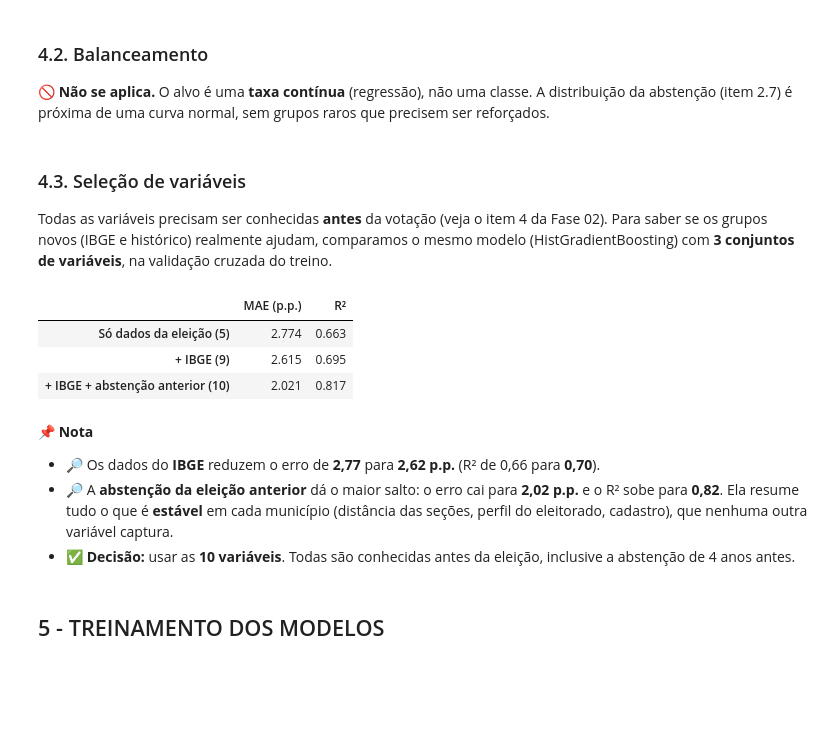
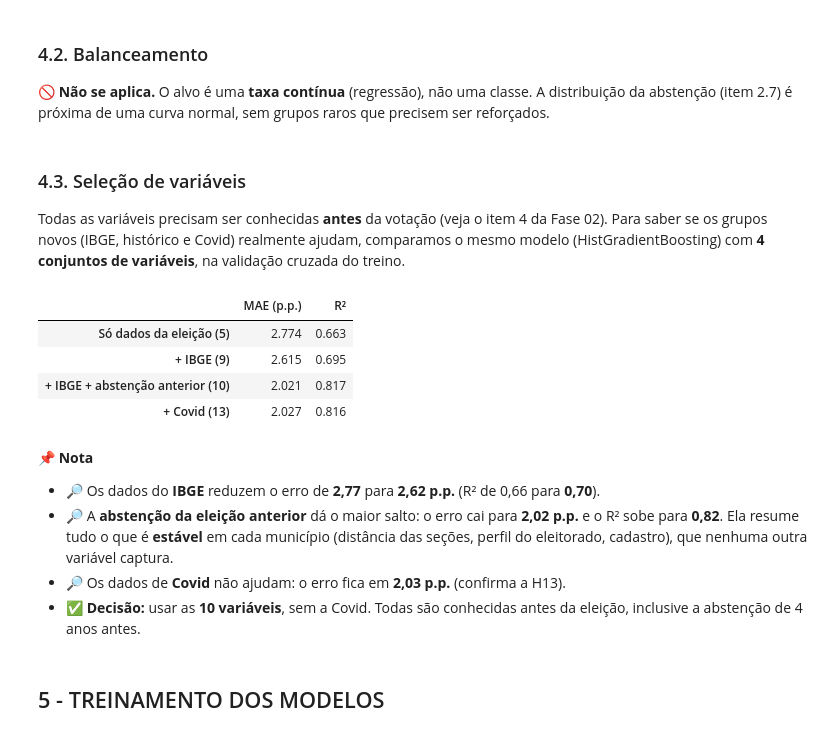
Before and after one commit to RafaelSilva89/Analise_dos_resultados_da_eleicao-2020, a Jupyter notebook: Notebooks/Análise dos resultados da eleição - 2020 - v2.ipynb, the cells around one changed output. Cells and saved outputs as stored; diff of their text form; code cells hidden in the pictures; blank space fills up the shorter version.

```diff
--- a/Notebooks/Análise dos resultados da eleição - 2020 - v2.ipynb
+++ b/Notebooks/Análise dos resultados da eleição - 2020 - v2.ipynb
@@ -1070,31 +1176,35 @@ Treino: 4,454 municípios | Teste: 1,114 municípios
 # %% [markdown]
 ### 4.3. Seleção de variáveis
 
-Todas as variáveis precisam ser conhecidas **antes** da votação (veja o item 4 da Fase 02). Para saber se os grupos novos (IBGE e histórico) realmente ajudam, comparamos o mesmo modelo (HistGradientBoosting) com **3 conjuntos de variáveis**, na validação cruzada do treino.
+Todas as variáveis precisam ser conhecidas **antes** da votação (veja o item 4 da Fase 02). Para saber se os grupos novos (IBGE, histórico e Covid) realmente ajudam, comparamos o mesmo modelo (HistGradientBoosting) com **4 conjuntos de variáveis**, na validação cruzada do treino.
 # %%
 validacao = KFold(n_splits=5, shuffle=True, random_state=SEMENTE)
 conjuntos = {
     'Só dados da eleição (5)': FEATURES_ELEICAO,
     '+ IBGE (9)': FEATURES_ELEICAO + FEATURES_IBGE,
     '+ IBGE + abstenção anterior (10)': FEATURES,
+    '+ Covid (13)': FEATURES + FEATURES_COVID,
 }
 selecao = {}
 for nome, colunas in conjuntos.items():
     modelo = Pipeline([('transformacao', transformacao_arvore),
                        ('modelo', HistGradientBoostingRegressor(random_state=SEMENTE))])
-    cv = cross_validate(modelo, X_treino[colunas], y_treino, cv=validacao, scoring=['neg_mean_absolute_error', 'r2'])
+    dados_treino = base.loc[X_treino.index, colunas]  # inclui as colunas de Covid, que não estão em X
+    cv = cross_validate(modelo, dados_treino, y_treino, cv=validacao, scoring=['neg_mean_absolute_error', 'r2'])
     selecao[nome] = {'MAE (p.p.)': -cv['test_neg_mean_absolute_error'].mean() * 100, 'R²': cv['test_r2'].mean()}
 pd.DataFrame(selecao).T.round(3)
 # %% [output]
 |  | MAE (p.p.) | R² |
 | Só dados da eleição (5) | 2.774 | 0.663 |
 | + IBGE (9) | 2.615 | 0.695 |
 | + IBGE + abstenção anterior (10) | 2.021 | 0.817 |
+| + Covid (13) | 2.027 | 0.816 |
 # %% [markdown]
 📌 **Nota**
 - 🔎 Os dados do **IBGE** reduzem o erro de **2,77** para **2,62 p.p.** (R² de 0,66 para **0,70**).
 - 🔎 A **abstenção da eleição anterior** dá o maior salto: o erro cai para **2,02 p.p.** e o R² sobe para **0,82**. Ela resume tudo o que é **estável** em cada município (distância das seções, perfil do eleitorado, cadastro), que nenhuma outra variável captura.
-- ✅ **Decisão:** usar as **10 variáveis**. Todas são conhecidas antes da eleição, inclusive a abstenção de 4 anos antes.
+- 🔎 Os dados de **Covid** não ajudam: o erro fica em **2,03 p.p.** (confirma a H13).
+- ✅ **Decisão:** usar as **10 variáveis**, sem a Covid. Todas são conhecidas antes da eleição, inclusive a abstenção de 4 anos antes.
 # %% [markdown]
 ## 5 - TREINAMENTO DOS MODELOS
 # %% [markdown]
```
Also changed, not shown: parts of 30 cells of this notebook, 16 other files.
